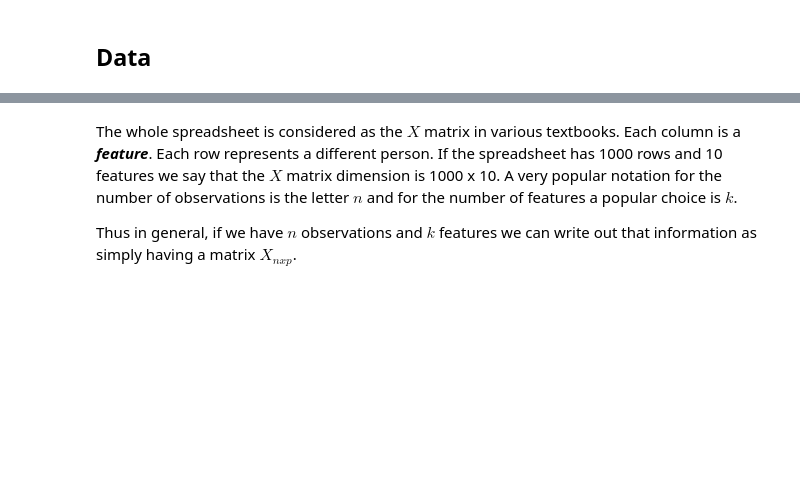
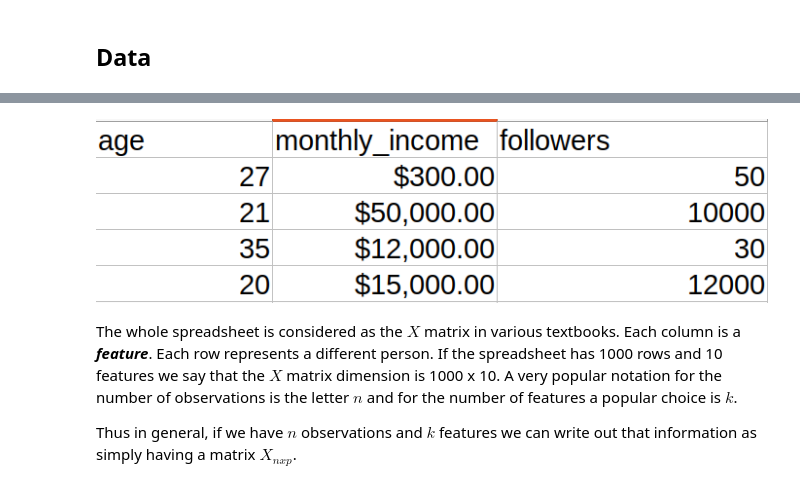
Before and after one commit to Eligijus112/book-ML-production, a Jupyter notebook: ML-book/ML-developers/ML-definitions.ipynb, the cells around one changed output, grey strips where cells are left out. Drawn from its saved outputs; the diff is of its cells as text; code cells hidden in the pictures; blank space fills up the shorter version.

```diff
--- a/ML-book/ML-developers/ML-definitions.ipynb
+++ b/ML-book/ML-developers/ML-definitions.ipynb
@@ -23,3 +37,7 @@ The fundamental part of any machine learning model is data. Data is used both in
+# %%
+display.Image("./spreadsheet.png")
+# %% [output]
+[figure, added]
 # %% [markdown]
 The whole spreadsheet is considered as the $X$ matrix in various textbooks. Each column is a ***feature***. Each row represents a different person. If the spreadsheet has 1000 rows and 10 features we say that the $X$ matrix dimension is 1000 x 10. A very popular notation for the number of observations is the letter $n$ and for the number of features a popular choice is $k$.
 
```
Also changed, not shown: parts of 9 cells of this notebook.
